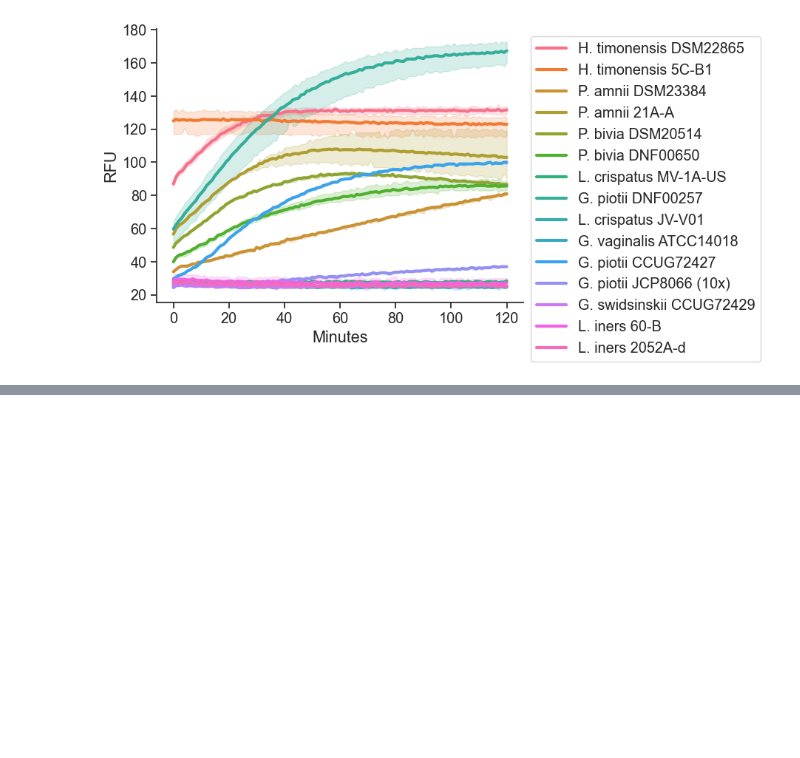
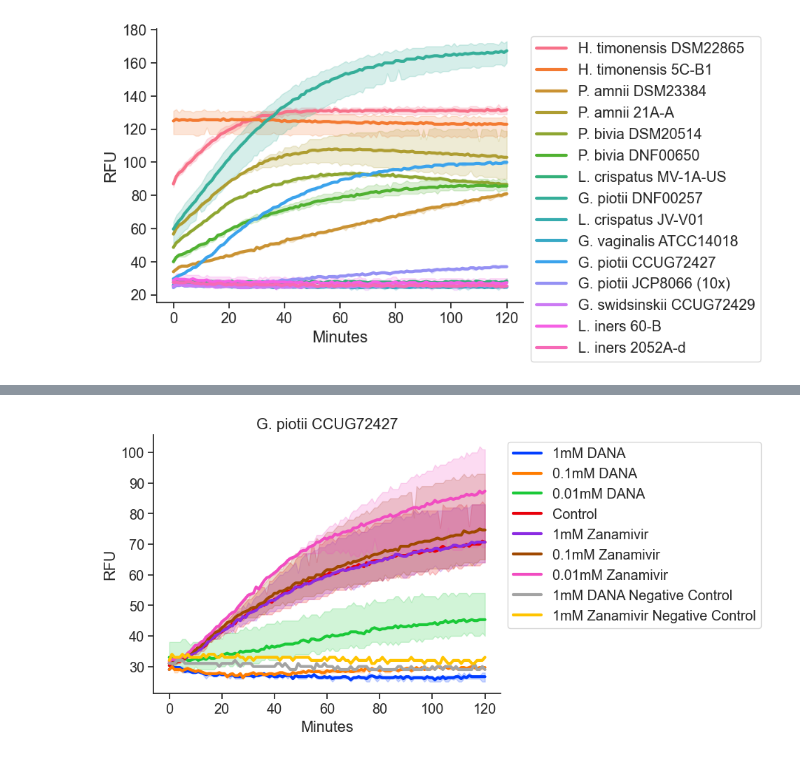
Before and after one commit to elliot-m-lee/BV_Mucus, a Jupyter notebook: Sialidase Assay Analysis.ipynb, the cells around one changed output, grey strips where cells are left out. Cells and saved outputs as stored; diff of their text form; code cells hidden in the pictures; blank space fills up the shorter version.

```diff
--- a/Sialidase Assay Analysis.ipynb
+++ b/Sialidase Assay Analysis.ipynb
@@ -178,0 +221,32 @@ sns.despine()
+# %%
+# Analyze the data from the sialidase inhibition test I performed on 3/15/25
+data31525 = pd.read_csv(analysisPath.joinpath('3-15-25_sialidase_inhibition.csv'))
+strains31525 = [
+    ['G. piotii CCUG72427', 'G. piotii CCUG72427', 'G. piotii CCUG72427', 'P. bivia DSM20514', 'P. bivia DSM20514', 'P. bivia DSM20514', 'H. timonensis 5C-B1', 'H. timonensis 5C-B1', 'H. timonensis 5C-B1', '', '', ''],
+    ['G. piotii CCUG72427', 'G. piotii CCUG72427', 'G. piotii CCUG72427', 'P. bivia DSM20514', 'P. bivia DSM20514', 'P. bivia DSM20514', 'H. timonensis 5C-B1', 'H. timonensis 5C-B1', 'H. timonensis 5C-B1', '', '', ''],
+    ['G. piotii CCUG72427', 'G. piotii CCUG72427', 'G. piotii CCUG72427', 'P. bivia DSM20514', 'P. bivia DSM20514', 'P. bivia DSM20514', 'H. timonensis 5C-B1', 'H. timonensis 5C-B1', 'H. timonensis 5C-B1', '', '', ''],
+    ['G. piotii CCUG72427', 'G. piotii CCUG72427', 'G. piotii CCUG72427', 'P. bivia DSM20514', 'P. bivia DSM20514', 'P. bivia DSM20514', 'H. timonensis 5C-B1', 'H. timonensis 5C-B1', 'H. timonensis 5C-B1', '', '', ''],
+    ['G. piotii CCUG72427', 'G. piotii CCUG72427', 'G. piotii CCUG72427', 'P. bivia DSM20514', 'P. bivia DSM20514', 'P. bivia DSM20514', 'H. timonensis 5C-B1', 'H. timonensis 5C-B1', 'H. timonensis 5C-B1', '', '', ''],
+    ['G. piotii CCUG72427', 'G. piotii CCUG72427', 'G. piotii CCUG72427', 'P. bivia DSM20514', 'P. bivia DSM20514', 'P. bivia DSM20514', 'H. timonensis 5C-B1', 'H. timonensis 5C-B1', 'H. timonensis 5C-B1', '', '', ''],
+    ['G. piotii CCUG72427', 'G. piotii CCUG72427', 'G. piotii CCUG72427', 'P. bivia DSM20514', 'P. bivia DSM20514', 'P. bivia DSM20514', 'H. timonensis 5C-B1', 'H. timonensis 5C-B1', 'H. timonensis 5C-B1', '', '', ''],
+    ['Negative', 'Negative', '',  '',  '',  '',  '',  '',  '',  '',  '',  '']
+]
+treatments31525 = [
+    ['1mM DANA', '1mM DANA', '1mM DANA', '1mM DANA', '1mM DANA', '1mM DANA', '1mM DANA', '1mM DANA', '1mM DANA', '', '', ''],
+    ['0.1mM DANA', '0.1mM DANA', '0.1mM DANA', '0.1mM DANA', '0.1mM DANA', '0.1mM DANA', '0.1mM DANA', '0.1mM DANA', '0.1mM DANA', '', '', ''],
+    ['0.01mM DANA', '0.01mM DANA', '0.01mM DANA', '0.01mM DANA', '0.01mM DANA', '0.01mM DANA', '0.01mM DANA', '0.01mM DANA', '0.01mM DANA', '', '', ''],
+    ['Control', 'Control', 'Control', 'Control', 'Control', 'Control', 'Control', 'Control', 'Control', '', '', ''],
+    ['1mM Zanamivir', '1mM Zanamivir', '1mM Zanamivir', '1mM Zanamivir', '1mM Zanamivir', '1mM Zanamivir', '1mM Zanamivir', '1mM Zanamivir', '1mM Zanamivir', '', '', ''],
+    ['0.1mM Zanamivir', '0.1mM Zanamivir', '0.1mM Zanamivir', '0.1mM Zanamivir', '0.1mM Zanamivir', '0.1mM Zanamivir', '0.1mM Zanamivir', '0.1mM Zanamivir', '0.1mM Zanamivir', '', '', ''],
+    ['0.01mM Zanamivir', '0.01mM Zanamivir', '0.01mM Zanamivir', '0.01mM Zanamivir', '0.01mM Zanamivir', '0.01mM Zanamivir', '0.01mM Zanamivir', '0.01mM Zanamivir', '0.01mM Zanamivir', '', '', ''],
+    ['1mM DANA Negative Control', '1mM Zanamivir Negative Control', '', '', '', '', '', '', '', '', '', '']
+]
+df31525 = sialidaseData2DF(data31525, strains31525, treatmentLocs=treatments31525)
+allTreatments = ['Control', '1mM DANA', '0.1mM DANA', '0.01mM DANA', '1mM Zanamivir', '0.1mM Zanamivir', '0.01mM Zanamivir', '1mM DANA Negative Control', '1mM Zanamivir Negative Control']
+# %%
+plot = sns.lineplot(data=sliceDFBy(df31525, ['G. piotii CCUG72427', 'Negative'], allTreatments), x='Minutes', y='RFU', hue='Treatment', linewidth=3)
+plot.set(title='G. piotii CCUG72427')
+plt.legend(bbox_to_anchor=(1, 1), loc='upper left')
+sns.despine()
+# %% [output]
+[figure, added]
```
Also changed, not shown: parts of 15 cells of this notebook.
